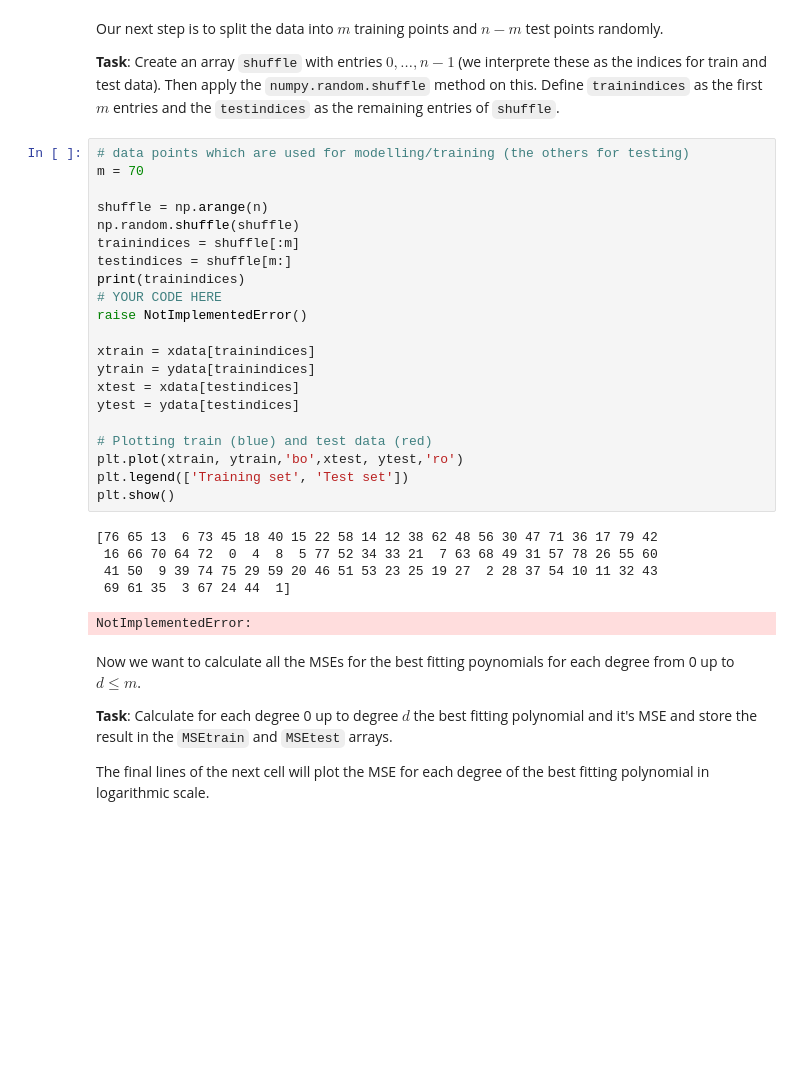
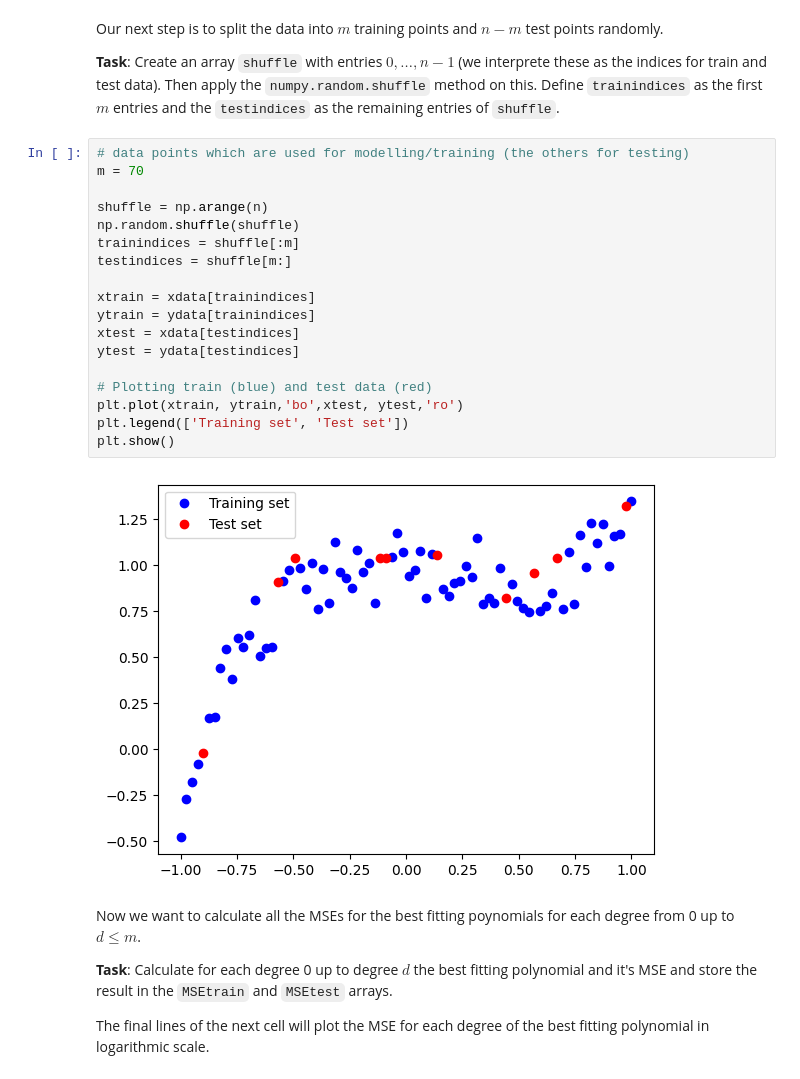
Before and after one commit to Sebphil18/introduction_to_data_science, a Jupyter notebook: exercise1/problem1.ipynb, the cells around one changed output. Saved outputs shown, nothing was run; the diff lists cells and outputs as text; blank space fills up the shorter version.

```diff
--- a/exercise1/problem1.ipynb
+++ b/exercise1/problem1.ipynb
@@ -344,30 +344,23 @@ Define `trainindices` as the first $m$ entries and the `testindices` as the rema
 # %%
 # data points which are used for modelling/training (the others for testing)
 m = 70
 
 shuffle = np.arange(n)
 np.random.shuffle(shuffle)
 trainindices = shuffle[:m]
 testindices = shuffle[m:]
-print(trainindices)
-# YOUR CODE HERE
-raise NotImplementedError()
 
 xtrain = xdata[trainindices]
 ytrain = ydata[trainindices]
 xtest = xdata[testindices]
 ytest = ydata[testindices]
 
 # Plotting train (blue) and test data (red)
 plt.plot(xtrain, ytrain,'bo',xtest, ytest,'ro')
 plt.legend(['Training set', 'Test set'])
 plt.show()
 # %% [output]
-[76 65 13  6 73 45 18 40 15 22 58 14 12 38 62 48 56 30 47 71 36 17 79 42
- 16 66 70 64 72  0  4  8  5 77 52 34 33 21  7 63 68 49 31 57 78 26 55 60
- 41 50  9 39 74 75 29 59 20 46 51 53 23 25 19 27  2 28 37 54 10 11 32 43
- 69 61 35  3 67 24 44  1]
-NotImplementedError:
+[figure, added]
 # %% [markdown]
 Now we want to calculate all the MSEs for the best fitting poynomials for each degree from 0 up to $d\leq m$.
 
```
Also changed, not shown: 2 other files.
